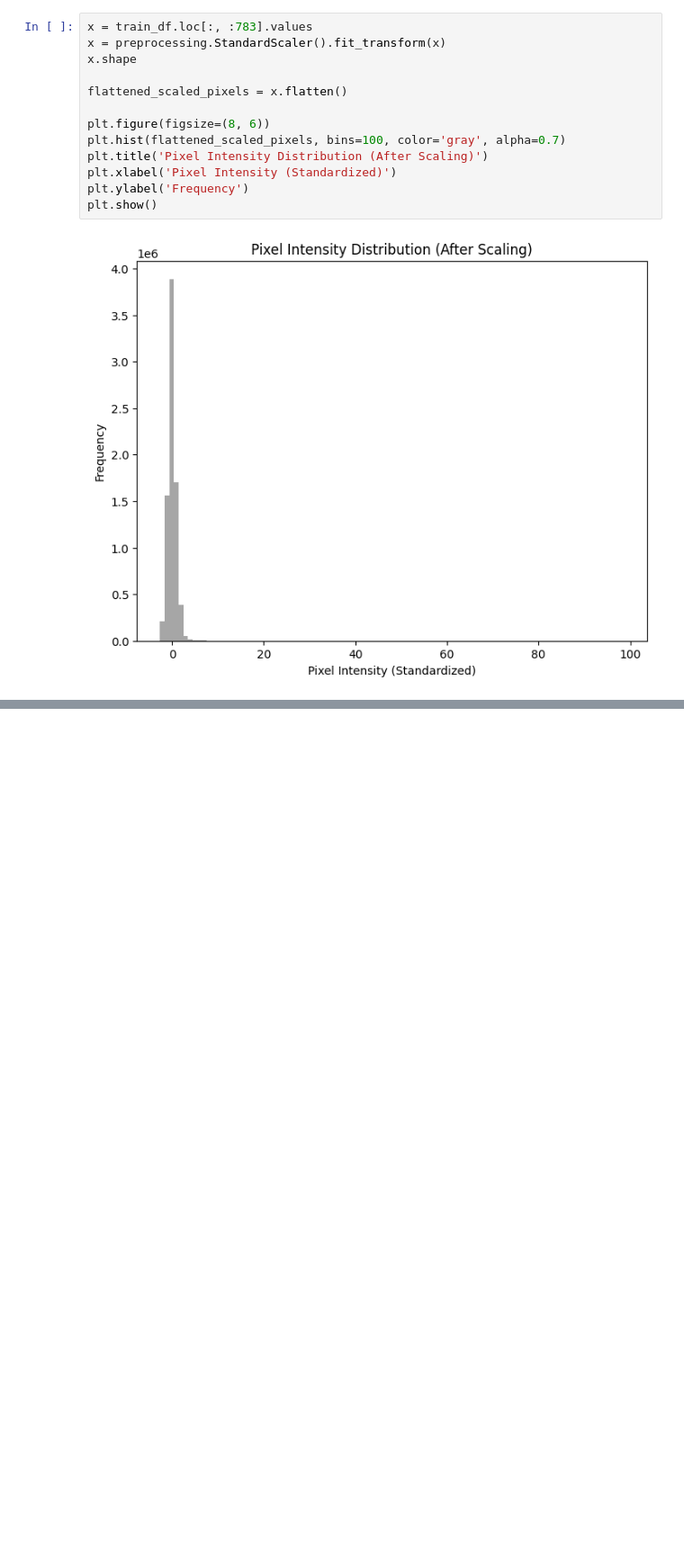
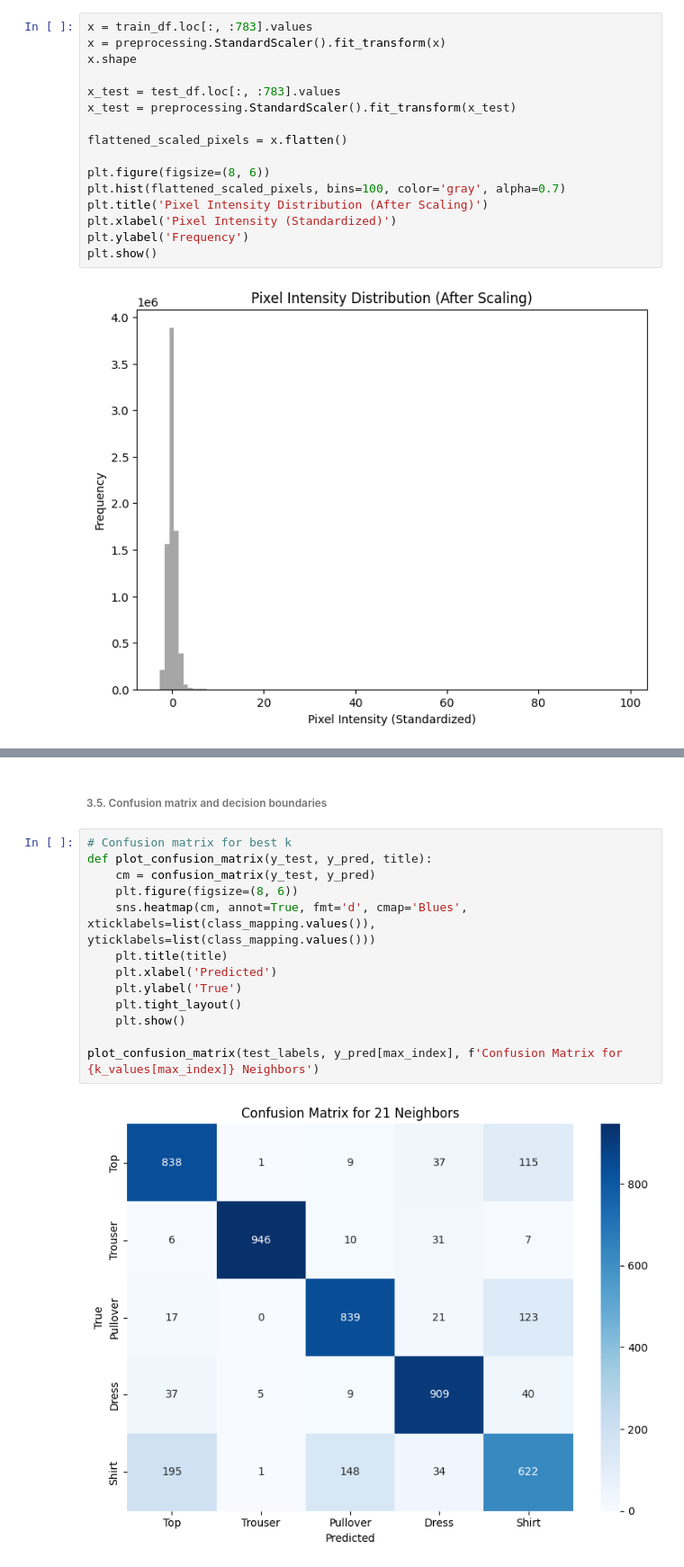
Before and after one commit to versroot/MLproject2024, a Jupyter notebook: Machine Learning Project Part 3.1.ipynb, the cells around one changed output, grey strips where cells are left out. Shown at 90% size. Cells and saved outputs as stored; diff of their text form; blank space fills up the shorter version.

```diff
--- a/Machine Learning Project Part 3.1.ipynb
+++ b/Machine Learning Project Part 3.1.ipynb
@@ -107,6 +120,9 @@ plot_intensity_histogram(images, labels=labels, label=0)
 x = train_df.loc[:, :783].values
 x = preprocessing.StandardScaler().fit_transform(x)
 x.shape
+
+x_test = test_df.loc[:, :783].values
+x_test = preprocessing.StandardScaler().fit_transform(x_test)
 
 flattened_scaled_pixels = x.flatten()
 
@@ -220,0 +415,17 @@ plt.show()
+# %% [markdown]
+###### 3.5. Confusion matrix and decision boundaries
+# %%
+# Confusion matrix for best k
+def plot_confusion_matrix(y_test, y_pred, title):
+    cm = confusion_matrix(y_test, y_pred)
+    plt.figure(figsize=(8, 6))
+    sns.heatmap(cm, annot=True, fmt='d', cmap='Blues', xticklabels=list(class_mapping.values()), yticklabels=list(class_mapping.values()))
+    plt.title(title)
+    plt.xlabel('Predicted')
+    plt.ylabel('True')
+    plt.tight_layout()
+    plt.show()
+
+plot_confusion_matrix(test_labels, y_pred[max_index], f'Confusion Matrix for {k_values[max_index]} Neighbors')
+# %% [output]
+[figure, added]
```
Also changed, not shown: parts of 45 cells of this notebook, 1 other file.
